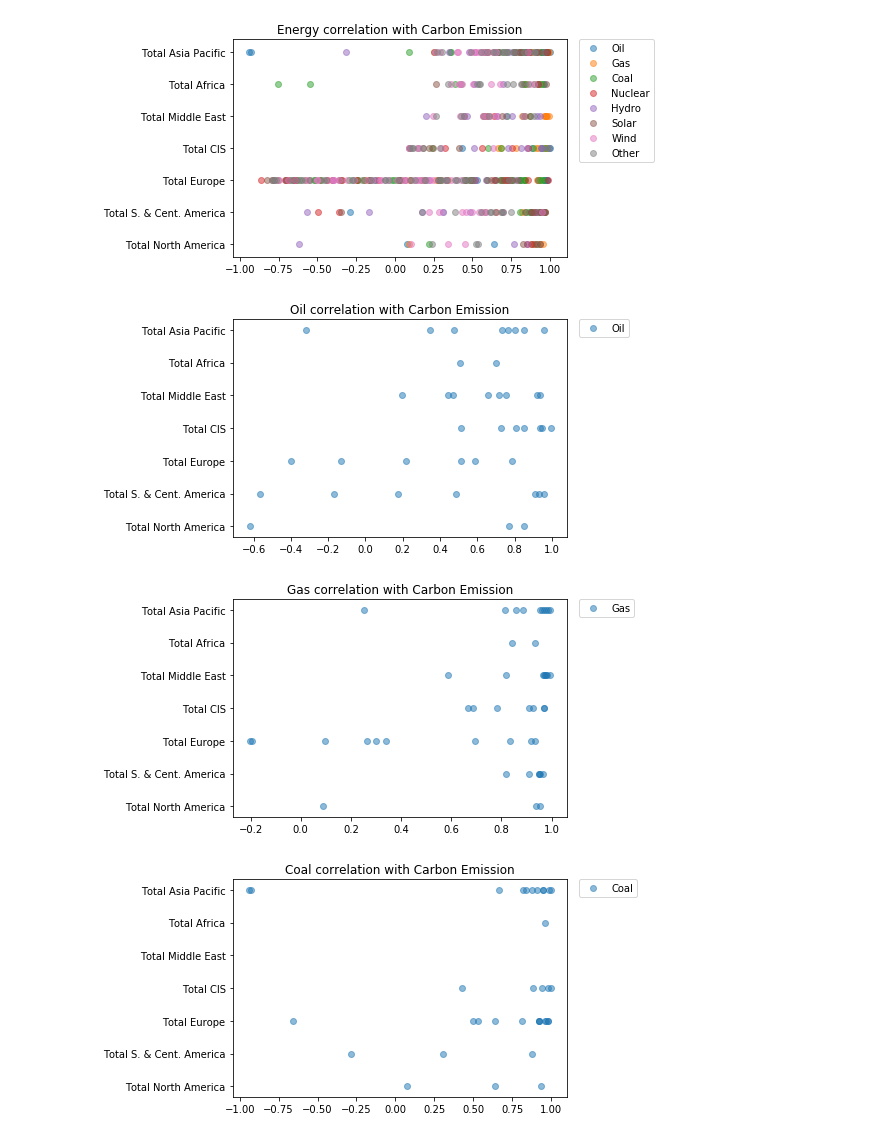
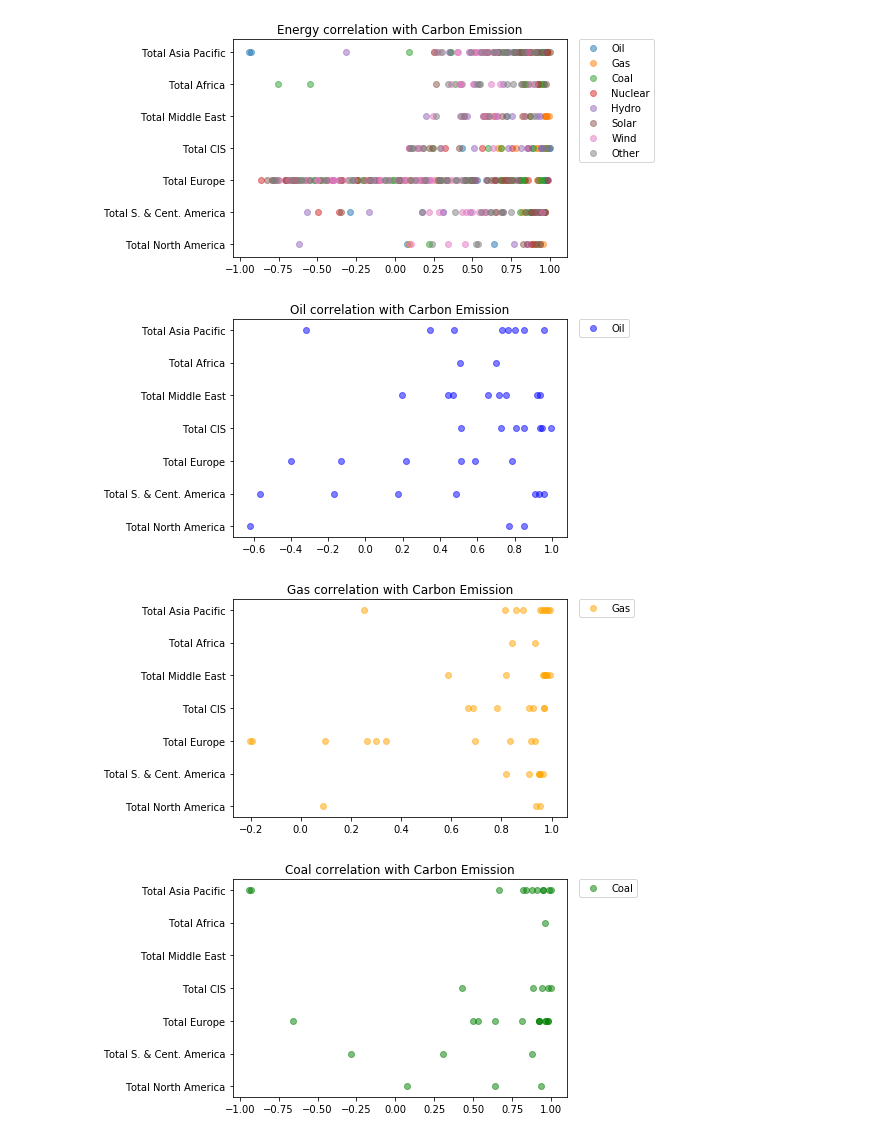
Before and after one commit to Tayzerdo/Renewable-energy, a Jupyter notebook: Comparison.ipynb, the cells around one changed output. Drawn from its saved outputs; the diff is of its cells as text; code cells hidden in the pictures.

```diff
--- a/Comparison.ipynb
+++ b/Comparison.ipynb
@@ -410,24 +410,24 @@ for i in range(1,len(a.columns)):
 # %% [output]
 [figure]
 # %%
-plt.scatter(a[energy[0]],a.index, alpha=0.5)
+plt.scatter(a[energy[0]],a.index, alpha=0.5, c=dicts[energy[0]])
 plt.legend(energy[0:],bbox_to_anchor=(1.02,1.025), loc="upper left")
 plt.title(f'{energy[0]} correlation with Carbon Emission')
 plt.show()
 # %% [output]
-[figure, old version]
+[figure, new version]
 # %%
-plt.scatter(a[energy[1]],a.index, alpha=0.5)
+plt.scatter(a[energy[1]],a.index, alpha=0.5, c=dicts[energy[1]])
 plt.legend(energy[1:],bbox_to_anchor=(1.02,1.025), loc="upper left")
 plt.title(f'{energy[1]} correlation with Carbon Emission')
 plt.show()
 # %% [output]
-[figure, old version]
+[figure, new version]
 # %%
-plt.scatter(a[energy[2]],a.index, alpha=0.5)
+plt.scatter(a[energy[2]],a.index, alpha=0.5, c=dicts[energy[2]])
 plt.legend(energy[2:],bbox_to_anchor=(1.02,1.025), loc="upper left")
 plt.title(f'{energy[2]} correlation with Carbon Emission')
 plt.show()
 # %% [output]
-[figure, old version]
+[figure, new version]
 # %%
```
Also changed, not shown: parts of 5 cells of this notebook.
